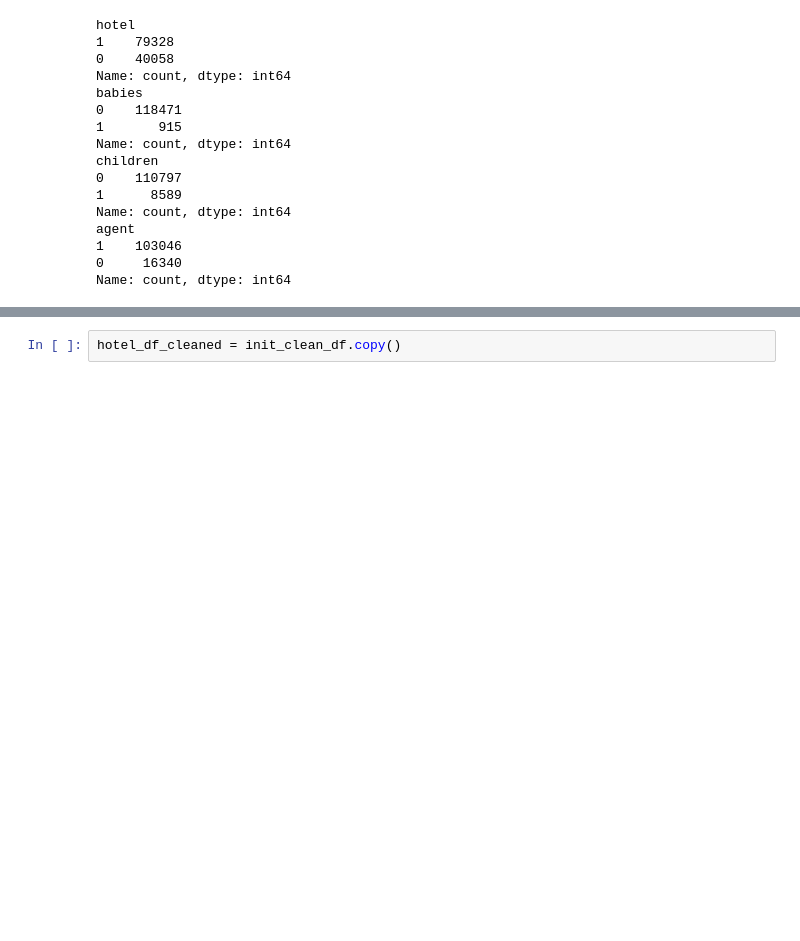
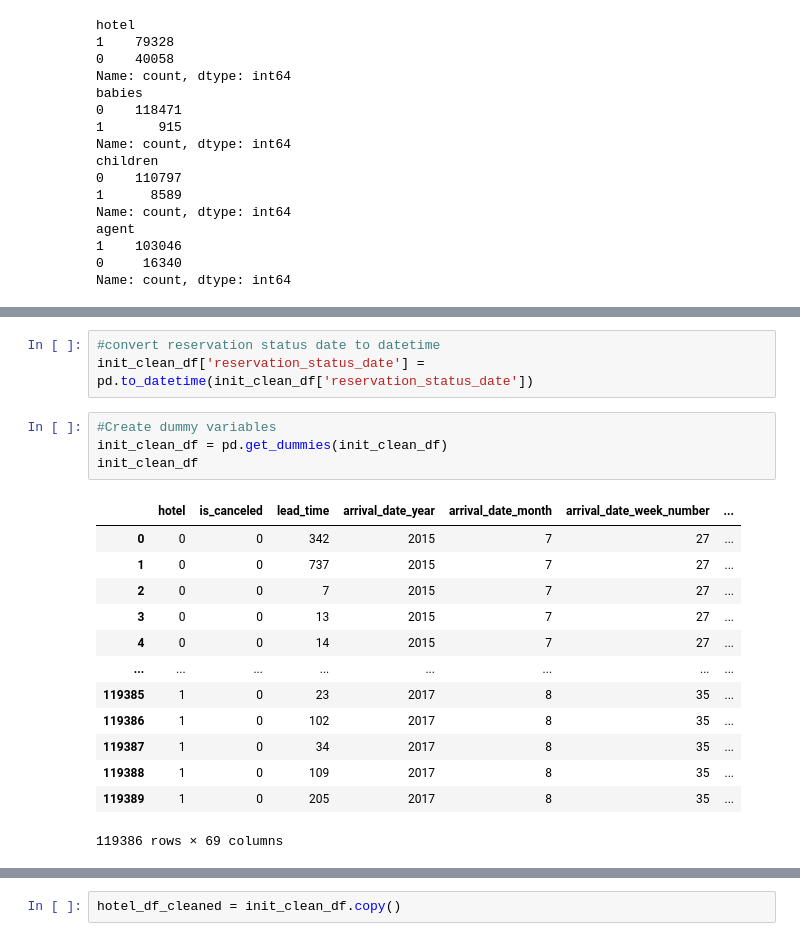
Before and after one commit to briantlui/predictive-model, a Jupyter notebook: notebooks/01-data-loading-cleaning.ipynb, the cells around one changed output, grey strips where cells are left out. Drawn from its saved outputs; the diff is of its cells as text; blank space fills up the shorter version.

```diff
--- a/notebooks/01-data-loading-cleaning.ipynb
+++ b/notebooks/01-data-loading-cleaning.ipynb
@@ -648,0 +716,21 @@ Name: count, dtype: int64
+# %%
+#convert reservation status date to datetime
+init_clean_df['reservation_status_date'] = pd.to_datetime(init_clean_df['reservation_status_date'])
+# %%
+#Create dummy variables
+init_clean_df = pd.get_dummies(init_clean_df)
+init_clean_df
+# %% [output]
+|  | hotel | is_canceled | lead_time | arrival_date_year | arrival_date_month | arrival_date_week_number | ... |
+| 0 | 0 | 0 | 342 | 2015 | 7 | 27 | ... |
+| 1 | 0 | 0 | 737 | 2015 | 7 | 27 | ... |
+| 2 | 0 | 0 | 7 | 2015 | 7 | 27 | ... |
+| 3 | 0 | 0 | 13 | 2015 | 7 | 27 | ... |
+| 4 | 0 | 0 | 14 | 2015 | 7 | 27 | ... |
+| ... | ... | ... | ... | ... | ... | ... | ... |
+| 119385 | 1 | 0 | 23 | 2017 | 8 | 35 | ... |
+| 119386 | 1 | 0 | 102 | 2017 | 8 | 35 | ... |
+| 119387 | 1 | 0 | 34 | 2017 | 8 | 35 | ... |
+| 119388 | 1 | 0 | 109 | 2017 | 8 | 35 | ... |
+| 119389 | 1 | 0 | 205 | 2017 | 8 | 35 | ... |
+119386 rows × 69 columns
```
Also changed, not shown: parts of 30 cells of this notebook.
